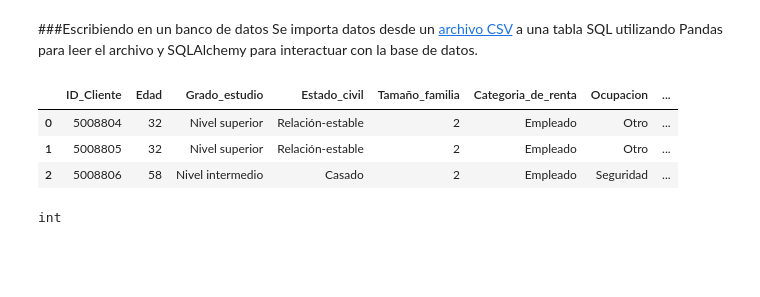
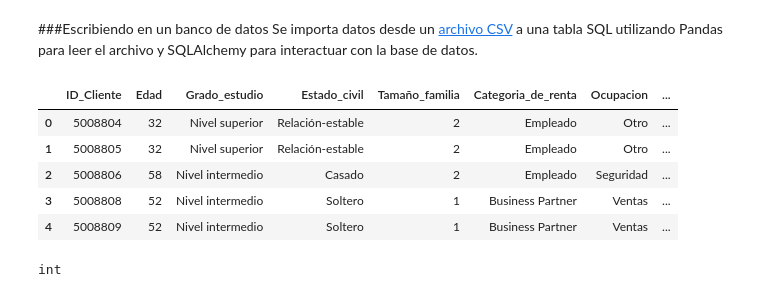
Before and after one commit to JLuceroVasquez/pandas-es-formatos-de-archivo, a Jupyter notebook: cuaderno_clases.ipynb, the cells around one changed output. Drawn from its saved outputs; the diff is of its cells as text; code cells hidden in the pictures; blank space fills up the shorter version.

```diff
--- a/cuaderno_clases.ipynb
+++ b/cuaderno_clases.ipynb
@@ -549,19 +549,21 @@ Se importa datos desde un [archivo CSV](https://github.com/alura-es-cursos/1980-
 # %%
 '''
 datos de un archivo CSV a una tabla SQL usando Pandas y SQLAlchemy. Leíste el CSV con read_csv, lo guardaste en un dataframe y luego usaste to_sql para crear una tabla en tu motor SQL. Finalmente, verificaste la creación de la tabla con el método inspect.
 '''
 #Se almacena el path de Google Drive correspondiente al archivo CSV del banco.
 path_bancodatos = '/content/drive/MyDrive/Aprendizaje-vigente/Programa ONE/Ruta 5 - Aprendiendo a hacer ETL/3-pandas-es-formatos-de-archivo/aula5/clientes_banco.csv'
 
 #Se importan los datos a un dataframe.
 banco_df = pd.read_csv(path_bancodatos)
 banco_df.shape #Resultado :(438463, 11)
-banco_df.head(3)
+banco_df.head()
 # %% [output]
 |  | ID_Cliente | Edad | Grado_estudio | Estado_civil | Tamaño_familia | Categoria_de_renta | Ocupacion | ... |
 | 0 | 5008804 | 32 | Nivel superior | Relación-estable | 2 | Empleado | Otro | ... |
 | 1 | 5008805 | 32 | Nivel superior | Relación-estable | 2 | Empleado | Otro | ... |
 | 2 | 5008806 | 58 | Nivel intermedio | Casado | 2 | Empleado | Seguridad | ... |
+| 3 | 5008808 | 52 | Nivel intermedio | Soltero | 1 | Business Partner | Ventas | ... |
+| 4 | 5008809 | 52 | Nivel intermedio | Soltero | 1 | Business Partner | Ventas | ... |
 # %%
 #Se exporta el dataframe a un banco de datos sql que se guardará en el engine SQLite.
 banco_clientes = banco_df.to_sql(name='Clientes', con=engine, index=False)
```
Also changed, not shown: parts of 25 cells of this notebook.
